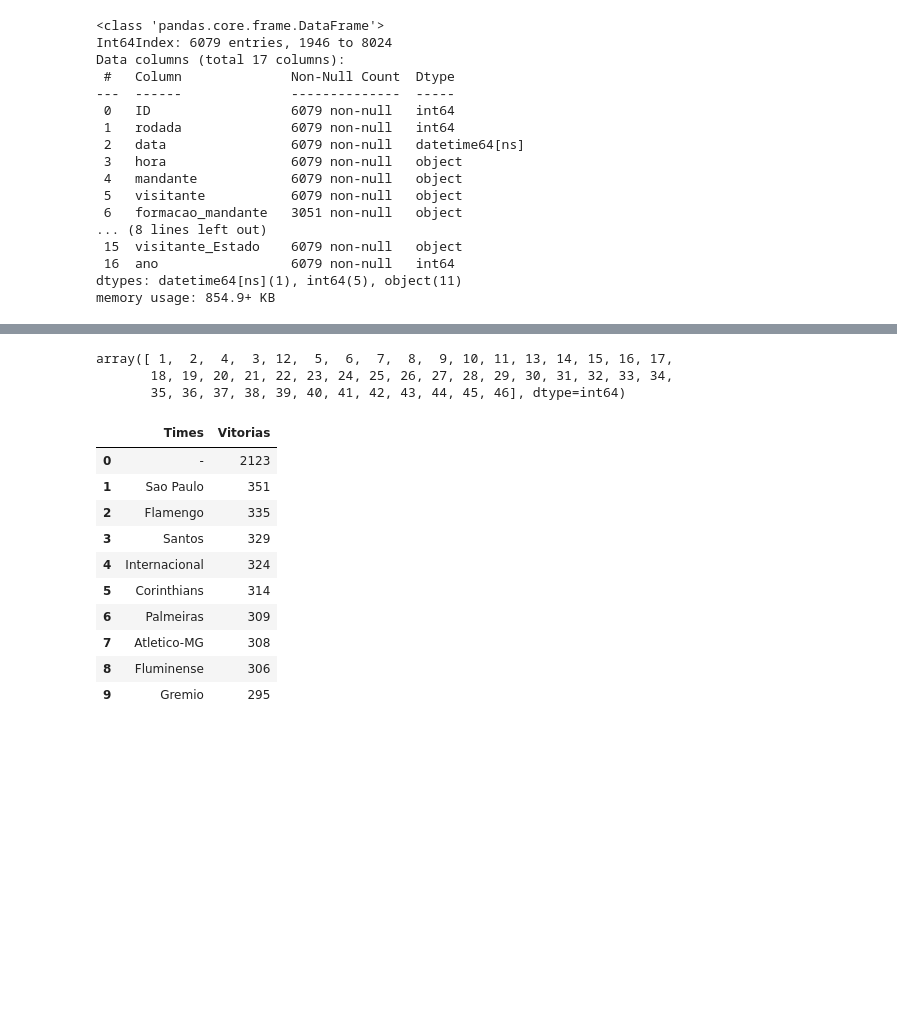
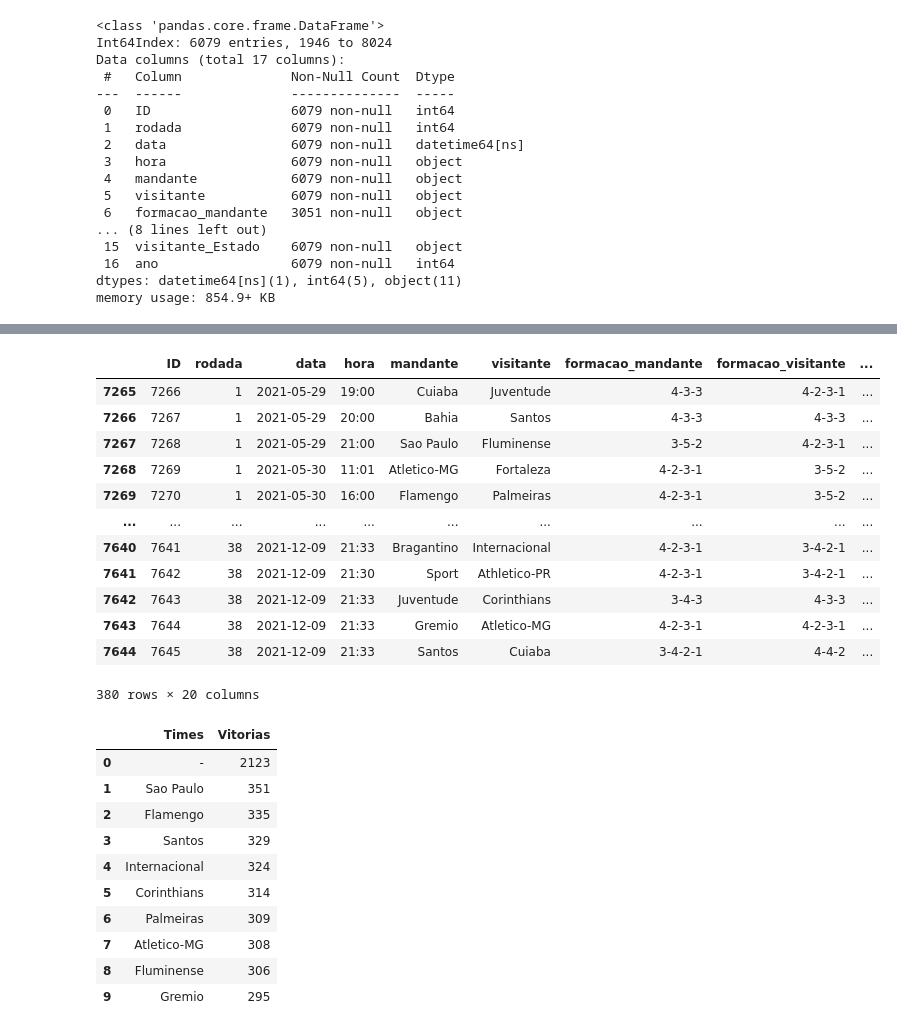
Before and after one commit to vbddinho/puc_minas_machine, a Jupyter notebook: upload_data.ipynb, the cells around one changed output, grey strips where cells are left out. Saved outputs shown, nothing was run; the diff lists cells and outputs as text; code cells hidden in the pictures; blank space fills up the shorter version.

```diff
--- a/upload_data.ipynb
+++ b/upload_data.ipynb
@@ -116,7 +118,7 @@ df_2007_2022.head()
 | 1950 | 1951 | 1 | 2007-05-13 | 16:00 | Internacional | Botafogo-RJ | NaN | NaN | ... |
 # %%
 # Criar coluna total de gols
-df_2007_2022["total_gols"] = df_2007_2022["mandante_Placar"] + df_2007_2022["visitante_Placar"]
+df_2007_2022 = df_2007_2022.eval('total_gols = mandante_Placar + visitante_Placar ')
 
 df_2007_2022.head()
 # %% [output]
@@ -137,11 +131,33 @@ See the caveats in the documentation: https://pandas.pydata.org/pandas-docs/stab
-# %%
-# Verifica a quantidade de temporadas por time
-
-df["rodata"].unique()
-# %% [output]
-array([ 1,  2,  4,  3, 12,  5,  6,  7,  8,  9, 10, 11, 13, 14, 15, 16, 17,
-       18, 19, 20, 21, 22, 23, 24, 25, 26, 27, 28, 29, 30, 31, 32, 33, 34,
-       35, 36, 37, 38, 39, 40, 41, 42, 43, 44, 45, 46], dtype=int64)
+# %%
+# Verifica a quantidade de temporadas por time levando em consideração que a temporada 2020 e 2021 foi atipica por causa da COVID-19
+#temporada 2020
+#começou = 08/08/2020
+#terminou = 25/02/2021
+
+#temporada 2021
+#começou = 29/05/2021
+#terminou = 09/12/2021
+
+df_2007_2022["temporada"] = df["ano"]
+df_2007_2022.loc[(df_2007_2022["data"]>="08/08/2020") & (df_2007_2022["data"]<="25/02/2021"),"temporada" ] = 2020
+
+df_2007_2022.loc[(df_2007_2022["data"]>="29/05/2021") & (df_2007_2022["data"]<="09/12/2021"),"temporada" ] = 2021
+# %%
+df_2007_2022[(df_2007_2022["temporada"]==2021)]
+# %% [output]
+|  | ID | rodada | data | hora | mandante | visitante | formacao_mandante | formacao_visitante | ... |
+| 7265 | 7266 | 1 | 2021-05-29 | 19:00 | Cuiaba | Juventude | 4-3-3 | 4-2-3-1 | ... |
+| 7266 | 7267 | 1 | 2021-05-29 | 20:00 | Bahia | Santos | 4-3-3 | 4-3-3 | ... |
+| 7267 | 7268 | 1 | 2021-05-29 | 21:00 | Sao Paulo | Fluminense | 3-5-2 | 4-2-3-1 | ... |
+| 7268 | 7269 | 1 | 2021-05-30 | 11:01 | Atletico-MG | Fortaleza | 4-2-3-1 | 3-5-2 | ... |
+| 7269 | 7270 | 1 | 2021-05-30 | 16:00 | Flamengo | Palmeiras | 4-2-3-1 | 3-5-2 | ... |
+| ... | ... | ... | ... | ... | ... | ... | ... | ... | ... |
+| 7640 | 7641 | 38 | 2021-12-09 | 21:33 | Bragantino | Internacional | 4-2-3-1 | 3-4-2-1 | ... |
+| 7641 | 7642 | 38 | 2021-12-09 | 21:30 | Sport | Athletico-PR | 4-2-3-1 | 3-4-2-1 | ... |
+| 7642 | 7643 | 38 | 2021-12-09 | 21:33 | Juventude | Corinthians | 3-4-3 | 4-3-3 | ... |
+| 7643 | 7644 | 38 | 2021-12-09 | 21:33 | Gremio | Atletico-MG | 4-2-3-1 | 4-2-3-1 | ... |
+| 7644 | 7645 | 38 | 2021-12-09 | 21:33 | Santos | Cuiaba | 3-4-2-1 | 4-4-2 | ... |
+380 rows × 20 columns
 # %%
 # Quantifica a quantidade de Vitorias de todas as temporadas analisadas
 
```
Also changed, not shown: parts of 10 cells of this notebook.
